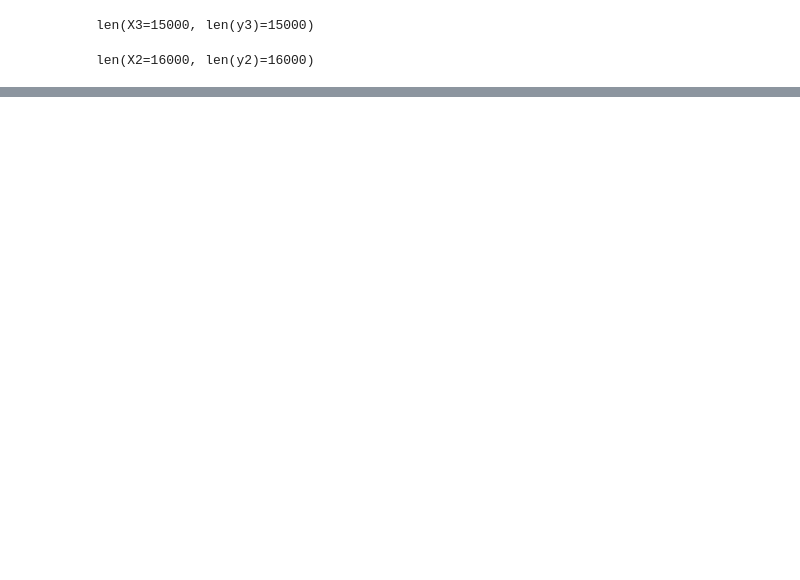
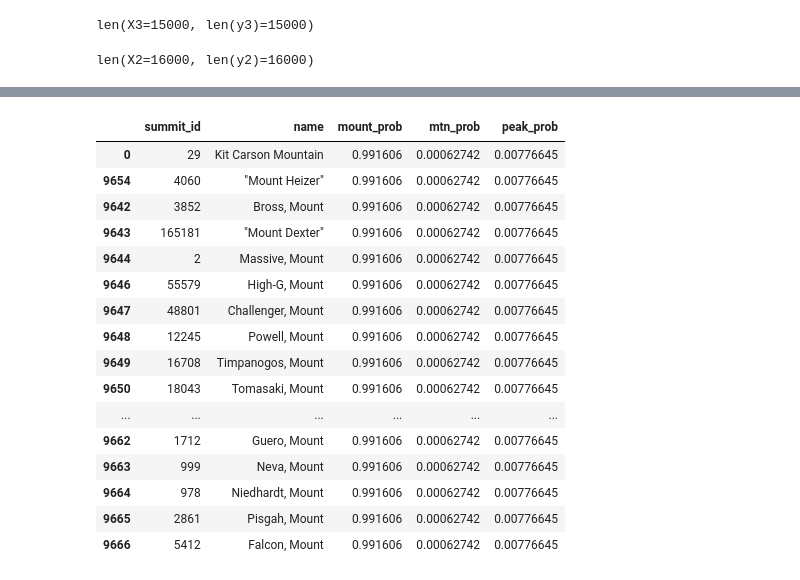
Before and after one commit to ewhite2142/Capstone, a Jupyter notebook: numerical-new.ipynb, the cells around one changed output, grey strips where cells are left out. Cells and saved outputs as stored; diff of their text form; code cells hidden in the pictures; blank space fills up the shorter version.

```diff
--- a/numerical-new.ipynb
+++ b/numerical-new.ipynb
@@ -72,6 +100,9 @@ df3 = pd.concat([df_mountain, df_mountain_upsample, df_mount, df_mount_upsample,
 
 X3 = df3[['elevation','isolation', 'prominence']]
 y3 = df3['type']
+id3 = df3['summit_id']
+name3 = df3['name']
+# imageid3 = df3['image_id']
 
 #normalize features data to range 0 - 1
 X3_min = X3.min(axis=0) #axis=0 -> up and down columns
@@ -308,0 +530,22 @@ with open(capstone_folder + "pickled_images_labels/labels_type_GBC2.pkl", 'wb')
+# %%
+probs3 = pd.DataFrame(probs3, columns = ['summit_id', 'name', 'mount_prob', 'mtn_prob', 'peak_prob'])
+# %%
+probs3.sort_values('mount_prob', axis=0, ascending=False)[:25]
+# %% [output]
+|  | summit_id | name | mount_prob | mtn_prob | peak_prob |
+| 0 | 29 | Kit Carson Mountain | 0.991606 | 0.00062742 | 0.00776645 |
+| 9654 | 4060 | "Mount Heizer" | 0.991606 | 0.00062742 | 0.00776645 |
+| 9642 | 3852 | Bross, Mount | 0.991606 | 0.00062742 | 0.00776645 |
+| 9643 | 165181 | "Mount Dexter" | 0.991606 | 0.00062742 | 0.00776645 |
+| 9644 | 2 | Massive, Mount | 0.991606 | 0.00062742 | 0.00776645 |
+| 9646 | 55579 | High-G, Mount | 0.991606 | 0.00062742 | 0.00776645 |
+| 9647 | 48801 | Challenger, Mount | 0.991606 | 0.00062742 | 0.00776645 |
+| 9648 | 12245 | Powell, Mount | 0.991606 | 0.00062742 | 0.00776645 |
+| 9649 | 16708 | Timpanogos, Mount | 0.991606 | 0.00062742 | 0.00776645 |
+| 9650 | 18043 | Tomasaki, Mount | 0.991606 | 0.00062742 | 0.00776645 |
+| ... | ... | ... | ... | ... | ... |
+| 9662 | 1712 | Guero, Mount | 0.991606 | 0.00062742 | 0.00776645 |
+| 9663 | 999 | Neva, Mount | 0.991606 | 0.00062742 | 0.00776645 |
+| 9664 | 978 | Niedhardt, Mount | 0.991606 | 0.00062742 | 0.00776645 |
+| 9665 | 2861 | Pisgah, Mount | 0.991606 | 0.00062742 | 0.00776645 |
+| 9666 | 5412 | Falcon, Mount | 0.991606 | 0.00062742 | 0.00776645 |
```
Also changed, not shown: parts of 36 cells of this notebook, 4 other files.
